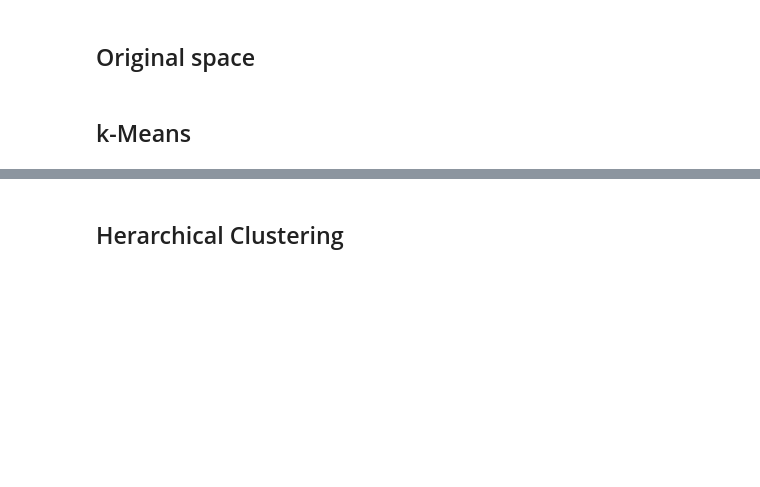
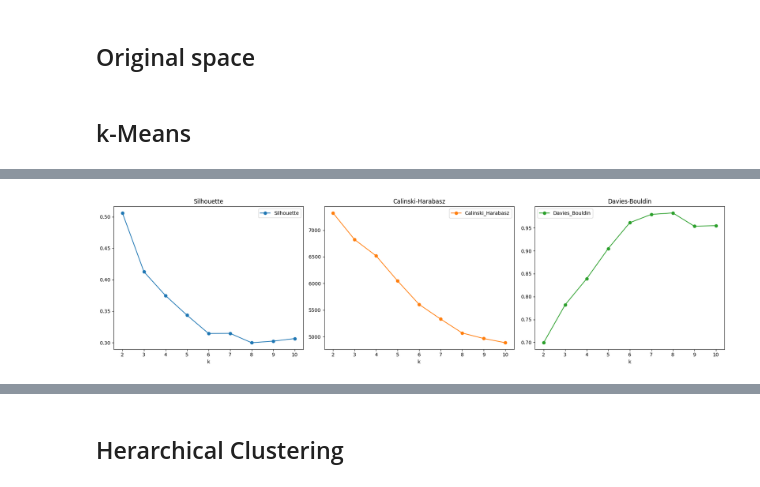
Before and after one commit to JeffAsDRK/Semana_2_ANPS, a Jupyter notebook: S2_Lab_Int_2.ipynb, the cells around one changed output, grey strips where cells are left out. Saved outputs shown, nothing was run; the diff lists cells and outputs as text; code cells hidden in the pictures; blank space fills up the shorter version.

```diff
--- a/S2_Lab_Int_2.ipynb
+++ b/S2_Lab_Int_2.ipynb
@@ -67,6 +67,8 @@ data = data.applymap(lambda x: float(str(x).replace('.', '')) if isinstance(x, s
 # Check for any non-numeric columns and drop them or encode them if necessary
 data = data.apply(pd.to_numeric, errors='coerce')
 data = data.dropna()  # Drop rows with any NaN values (optional)
+data = data.drop(columns=['quality'])
+
 
 # Preview data
 data.head()
@@ -107,0 +170,6 @@ X_scaled = scaler.fit_transform(X)
+# %%
+df_metrics.set_index("k").plot(marker="o", subplots=True, layout=(1, 3), figsize=(18, 5), title=["Silhouette", "Calinski-Harabasz", "Davies-Bouldin"])
+plt.tight_layout()
+plt.show()
+# %% [output]
+[figure, added]
```
Also changed, not shown: parts of 3 cells of this notebook, 2 other files.
